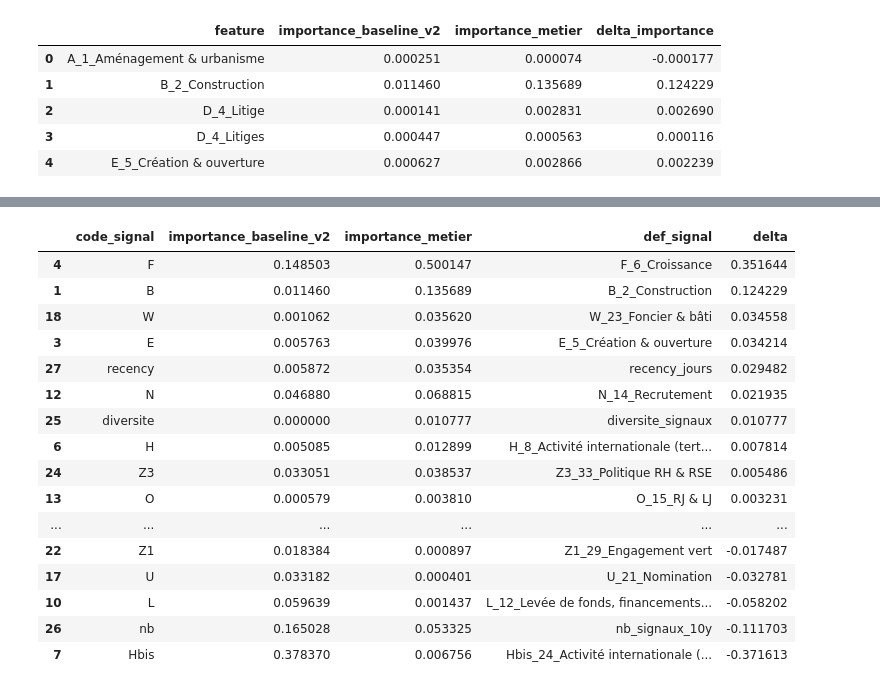
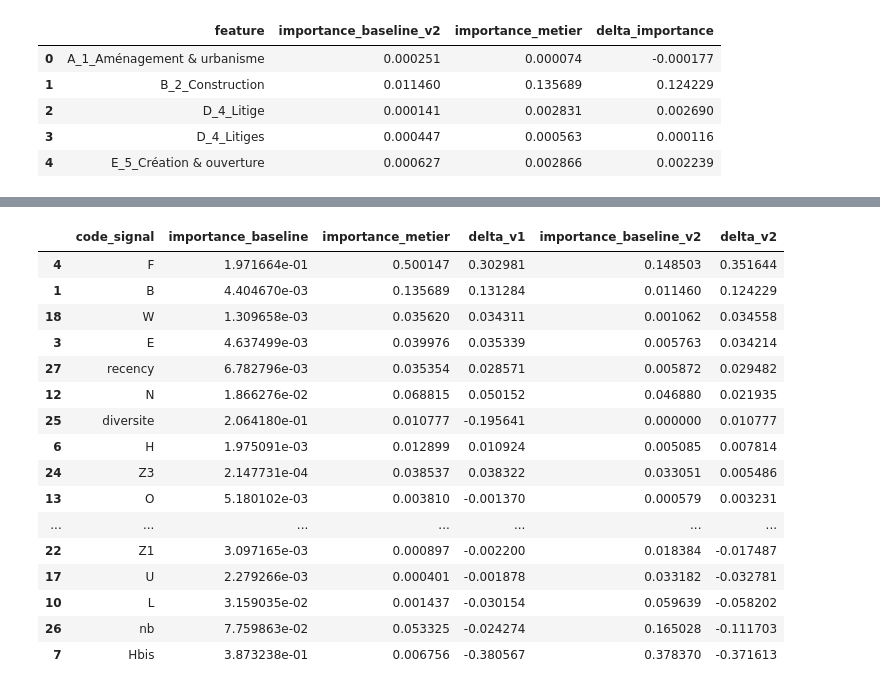
Before and after one commit to dev-labarre/ose-main, a Jupyter notebook: notebooks/Compar_model_metier_vs_model_baseline.ipynb, the cells around one changed output, grey strips where cells are left out. Drawn from its saved outputs; the diff is of its cells as text; code cells hidden in the pictures.

```diff
--- a/notebooks/Compar_model_metier_vs_model_baseline.ipynb
+++ b/notebooks/Compar_model_metier_vs_model_baseline.ipynb
@@ -1287,27 +1278,52 @@ importance_par_code_v2 = (
     })
     .reset_index()
 )
-
-importance_par_code_v2["delta"] = (
-    importance_par_code_v2["importance_metier"] - importance_par_code_v2["importance_baseline_v2"]
-)
-
-importance_par_code_v2.sort_values("delta", ascending=False)
-# %% [output]
-|  | code_signal | importance_baseline_v2 | importance_metier | def_signal | delta |
-| 4 | F | 0.148503 | 0.500147 | F_6_Croissance | 0.351644 |
-| 1 | B | 0.011460 | 0.135689 | B_2_Construction | 0.124229 |
-| 18 | W | 0.001062 | 0.035620 | W_23_Foncier & bâti | 0.034558 |
-| 3 | E | 0.005763 | 0.039976 | E_5_Création & ouverture | 0.034214 |
-| 27 | recency | 0.005872 | 0.035354 | recency_jours | 0.029482 |
-| 12 | N | 0.046880 | 0.068815 | N_14_Recrutement | 0.021935 |
-| 25 | diversite | 0.000000 | 0.010777 | diversite_signaux | 0.010777 |
-| 6 | H | 0.005085 | 0.012899 | H_8_Activité internationale (tert... | 0.007814 |
-| 24 | Z3 | 0.033051 | 0.038537 | Z3_33_Politique RH & RSE | 0.005486 |
-| 13 | O | 0.000579 | 0.003810 | O_15_RJ & LJ | 0.003231 |
-| ... | ... | ... | ... | ... | ... |
-| 22 | Z1 | 0.018384 | 0.000897 | Z1_29_Engagement vert | -0.017487 |
-| 17 | U | 0.033182 | 0.000401 | U_21_Nomination | -0.032781 |
-| 10 | L | 0.059639 | 0.001437 | L_12_Levée de fonds, financements... | -0.058202 |
-| 26 | nb | 0.165028 | 0.053325 | nb_signaux_10y | -0.111703 |
-| 7 | Hbis | 0.378370 | 0.006756 | Hbis_24_Activité internationale (... | -0.371613 |
+# %%
+# baseline v1 : delta_v1 = métier - baseline_v1
+importance_par_code["delta_v1"] = (
+    importance_par_code["importance_metier"] - importance_par_code["importance_baseline"]
+)
+
+# baseline v2 : delta_v2 = métier - baseline_v2
+importance_par_code_v2["delta_v2"] = (
+    importance_par_code_v2["importance_metier"] - importance_par_code_v2["importance_baseline_v2"]
+)
+# %%
+ipc1 = importance_par_code[[
+    "code_signal",
+    "importance_baseline",
+    "importance_metier",
+    "delta_v1"
+]]
+
+ipc2 = importance_par_code_v2[[
+    "code_signal",
+    "importance_baseline_v2",
+    "delta_v2"
+]]
+# %%
+compare_codes_all = ipc1.merge(
+    ipc2,
+    on="code_signal",
+    how="outer"
+)
+# %%
+compare_codes_all.sort_values("delta_v2", ascending=False)
+# %% [output]
+|  | code_signal | importance_baseline | importance_metier | delta_v1 | importance_baseline_v2 | delta_v2 |
+| 4 | F | 1.971664e-01 | 0.500147 | 0.302981 | 0.148503 | 0.351644 |
+| 1 | B | 4.404670e-03 | 0.135689 | 0.131284 | 0.011460 | 0.124229 |
+| 18 | W | 1.309658e-03 | 0.035620 | 0.034311 | 0.001062 | 0.034558 |
+| 3 | E | 4.637499e-03 | 0.039976 | 0.035339 | 0.005763 | 0.034214 |
+| 27 | recency | 6.782796e-03 | 0.035354 | 0.028571 | 0.005872 | 0.029482 |
+| 12 | N | 1.866276e-02 | 0.068815 | 0.050152 | 0.046880 | 0.021935 |
+| 25 | diversite | 2.064180e-01 | 0.010777 | -0.195641 | 0.000000 | 0.010777 |
+| 6 | H | 1.975091e-03 | 0.012899 | 0.010924 | 0.005085 | 0.007814 |
+| 24 | Z3 | 2.147731e-04 | 0.038537 | 0.038322 | 0.033051 | 0.005486 |
+| 13 | O | 5.180102e-03 | 0.003810 | -0.001370 | 0.000579 | 0.003231 |
+| ... | ... | ... | ... | ... | ... | ... |
+| 22 | Z1 | 3.097165e-03 | 0.000897 | -0.002200 | 0.018384 | -0.017487 |
+| 17 | U | 2.279266e-03 | 0.000401 | -0.001878 | 0.033182 | -0.032781 |
+| 10 | L | 3.159035e-02 | 0.001437 | -0.030154 | 0.059639 | -0.058202 |
+| 26 | nb | 7.759863e-02 | 0.053325 | -0.024274 | 0.165028 | -0.111703 |
+| 7 | Hbis | 3.873238e-01 | 0.006756 | -0.380567 | 0.378370 | -0.371613 |
```
Also changed, not shown: parts of 1 cell of this notebook.
